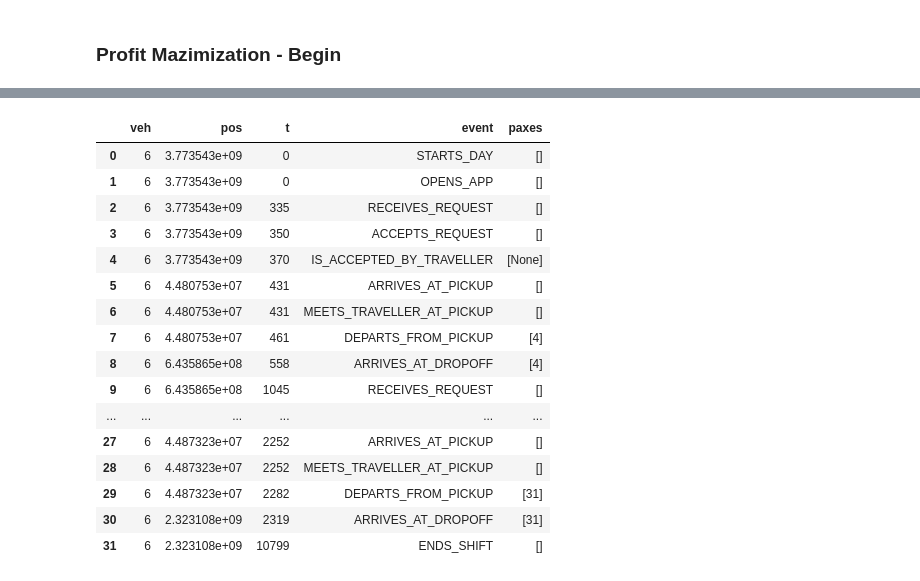
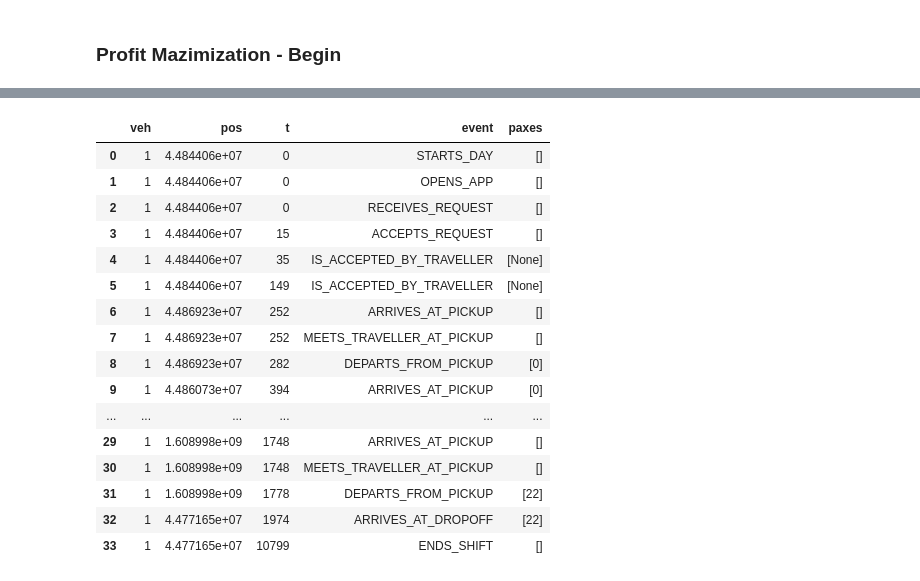
Before and after one commit to Jagiellonian-University/MaaSSim, a Jupyter notebook: docs/tutorials/Delft_Sim (7).ipynb, the cells around one changed output, grey strips where cells are left out. Cells and saved outputs as stored; diff of their text form; code cells hidden in the pictures.

```diff
--- a/docs/tutorials/Delft_Sim (7).ipynb
+++ b/docs/tutorials/Delft_Sim (7).ipynb
@@ -77,7 +79,7 @@ params.shareability.without_matching = True
 # params.kpi = 2 (Solo Rides)
 # params.kpi = 3 (Pooled Rides)
 # %%
-params.kpi = 1
+params.kpi = 3
 # %% [markdown]
 ### Profit Mazimization - Begin
 # %%
@@ -170,23 +170,23 @@ sim.vehs[6].rdf
 # %%
-pd.DataFrame(sim.vehs[6].myrides)
+pd.DataFrame(sim.vehs[1].myrides)
 # %% [output]
 |  | veh | pos | t | event | paxes |
-| 0 | 6 | 3.773543e+09 | 0 | STARTS_DAY | [] |
-| 1 | 6 | 3.773543e+09 | 0 | OPENS_APP | [] |
-| 2 | 6 | 3.773543e+09 | 335 | RECEIVES_REQUEST | [] |
-| 3 | 6 | 3.773543e+09 | 350 | ACCEPTS_REQUEST | [] |
-| 4 | 6 | 3.773543e+09 | 370 | IS_ACCEPTED_BY_TRAVELLER | [None] |
-| 5 | 6 | 4.480753e+07 | 431 | ARRIVES_AT_PICKUP | [] |
-| 6 | 6 | 4.480753e+07 | 431 | MEETS_TRAVELLER_AT_PICKUP | [] |
-| 7 | 6 | 4.480753e+07 | 461 | DEPARTS_FROM_PICKUP | [4] |
-| 8 | 6 | 6.435865e+08 | 558 | ARRIVES_AT_DROPOFF | [4] |
-| 9 | 6 | 6.435865e+08 | 1045 | RECEIVES_REQUEST | [] |
+| 0 | 1 | 4.484406e+07 | 0 | STARTS_DAY | [] |
+| 1 | 1 | 4.484406e+07 | 0 | OPENS_APP | [] |
+| 2 | 1 | 4.484406e+07 | 0 | RECEIVES_REQUEST | [] |
+| 3 | 1 | 4.484406e+07 | 15 | ACCEPTS_REQUEST | [] |
+| 4 | 1 | 4.484406e+07 | 35 | IS_ACCEPTED_BY_TRAVELLER | [None] |
+| 5 | 1 | 4.484406e+07 | 149 | IS_ACCEPTED_BY_TRAVELLER | [None] |
+| 6 | 1 | 4.486923e+07 | 252 | ARRIVES_AT_PICKUP | [] |
+| 7 | 1 | 4.486923e+07 | 252 | MEETS_TRAVELLER_AT_PICKUP | [] |
+| 8 | 1 | 4.486923e+07 | 282 | DEPARTS_FROM_PICKUP | [0] |
+| 9 | 1 | 4.486073e+07 | 394 | ARRIVES_AT_PICKUP | [0] |
 | ... | ... | ... | ... | ... | ... |
-| 27 | 6 | 4.487323e+07 | 2252 | ARRIVES_AT_PICKUP | [] |
-| 28 | 6 | 4.487323e+07 | 2252 | MEETS_TRAVELLER_AT_PICKUP | [] |
-| 29 | 6 | 4.487323e+07 | 2282 | DEPARTS_FROM_PICKUP | [31] |
-| 30 | 6 | 2.323108e+09 | 2319 | ARRIVES_AT_DROPOFF | [31] |
-| 31 | 6 | 2.323108e+09 | 10799 | ENDS_SHIFT | [] |
+| 29 | 1 | 1.608998e+09 | 1748 | ARRIVES_AT_PICKUP | [] |
+| 30 | 1 | 1.608998e+09 | 1748 | MEETS_TRAVELLER_AT_PICKUP | [] |
+| 31 | 1 | 1.608998e+09 | 1778 | DEPARTS_FROM_PICKUP | [22] |
+| 32 | 1 | 4.477165e+07 | 1974 | ARRIVES_AT_DROPOFF | [22] |
+| 33 | 1 | 4.477165e+07 | 10799 | ENDS_SHIFT | [] |
 # %%
 responses = []
 avg_kpi = []
```
Also changed, not shown: parts of 8 cells of this notebook, 4 other files.
